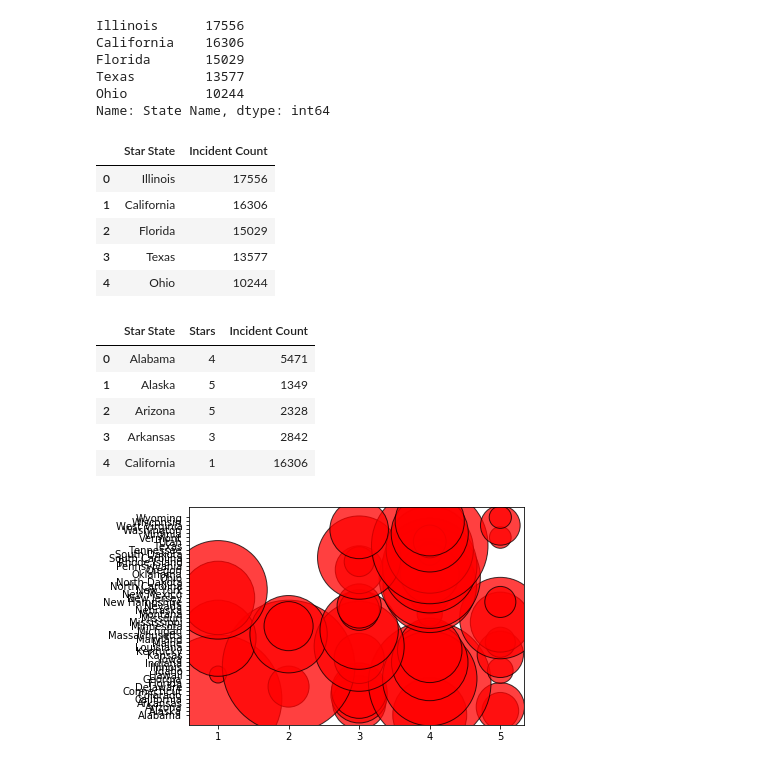
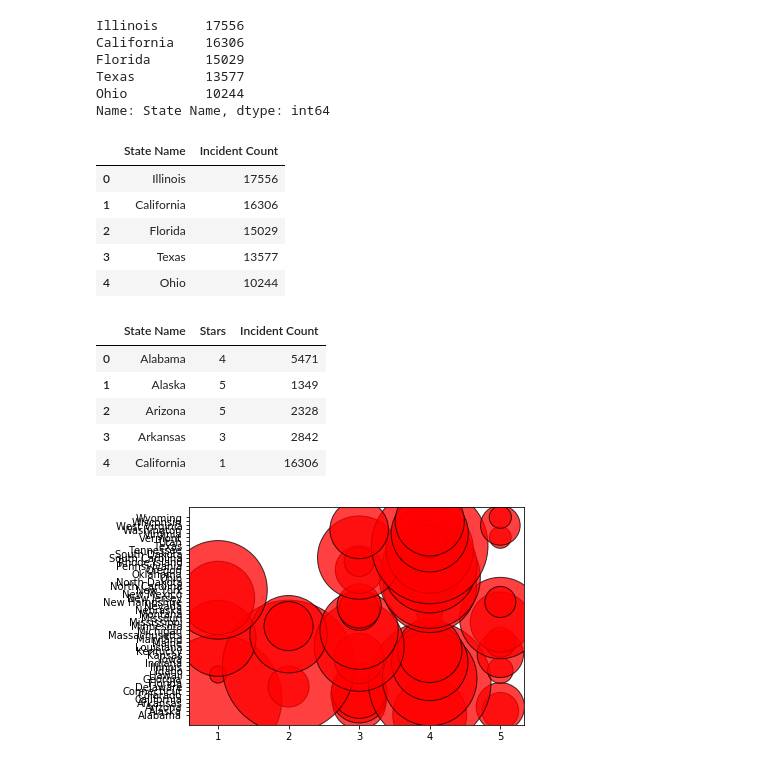
Before and after one commit to Demarsch/gun-violence, a Jupyter notebook: Code/Gun Laws.ipynb, the cells around one changed output. Saved outputs shown, nothing was run; the diff lists cells and outputs as text; code cells hidden in the pictures.

```diff
--- a/Code/Gun Laws.ipynb
+++ b/Code/Gun Laws.ipynb
@@ -42,11 +42,11 @@ Ohio          10244
 Name: State Name, dtype: int64
 # %%
 #create incident count dataframe and rename columns
-State_incident_count.df = pd.DataFrame(incident_count.reset_index())
-State_incident_count.df.columns = ['Star State','Incident Count']
-State_incident_count.df.head()
+State_incident_count = pd.DataFrame(incident_count.reset_index())
+State_incident_count.columns = ['State Name','Incident Count']
+State_incident_count.head()
 # %% [output]
-|  | Star State | Incident Count |
+|  | State Name | Incident Count |
 | 0 | Illinois | 17556 |
 | 1 | California | 16306 |
 | 2 | Florida | 15029 |
@@ -54,10 +54,10 @@ State_incident_count.df.head()
 | 4 | Ohio | 10244 |
 # %%
 #Merge State Incident DF with Star Dict
-Law_Data = pd.merge(Star_Dict, State_incident_count.df, how ="left", on ="Star State")
+Law_Data = pd.merge(Star_Dict, State_incident_count, how ="left", on ="State Name")
 Law_Data.head()
 # %% [output]
-|  | Star State | Stars | Incident Count |
+|  | State Name | Stars | Incident Count |
 | 0 | Alabama | 4 | 5471 |
 | 1 | Alaska | 5 | 1349 |
 | 2 | Arizona | 5 | 2328 |
```
Also changed, not shown: parts of 18 cells of this notebook, 3 other files.
